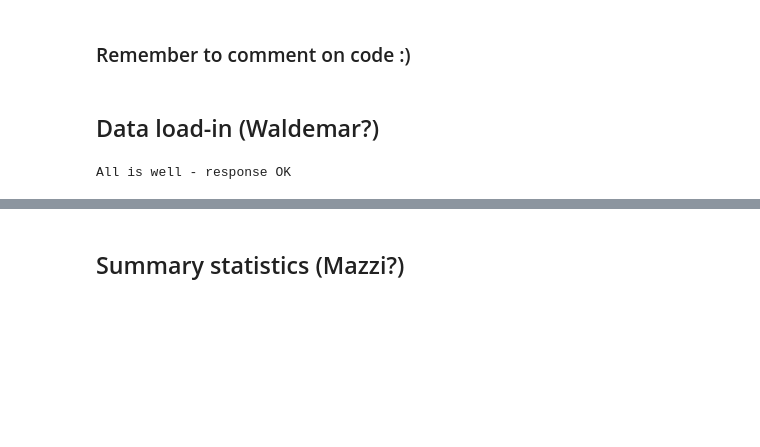
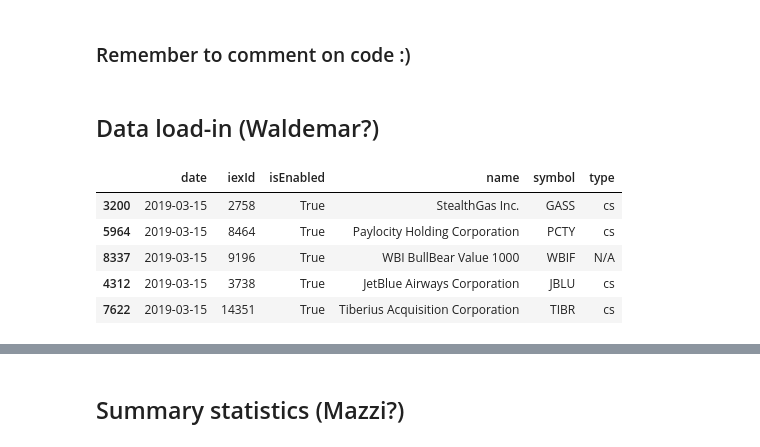
Before and after one commit to NumEconCopenhagen/projects-2019-wms, a Jupyter notebook: dataproject/dataProject.ipynb, the cells around one changed output, grey strips where cells are left out. Drawn from its saved outputs; the diff is of its cells as text; code cells hidden in the pictures; blank space fills up the shorter version.

```diff
--- a/dataproject/dataProject.ipynb
+++ b/dataproject/dataProject.ipynb
@@ -41,18 +41,15 @@ The autoreload extension is already loaded. To reload it, use:
 ### Remember to comment on code :)
 # %% [markdown]
 ## Data load-in (Waldemar?)
-# %%
-#Retrieving list of ticker symbols and listed firm names from IEX
-url = "https://iextrading.com/trading/eligible-symbols/" #
-
-response = requests.get(url) #fetching URL content
-
-if response.ok==True: #checking if we have access via requests module
-    html = response.text #fetching raw HTML as text
-    soup = BeautifulSoup(html,'lxml') #html parsing into readable soup
-    print("All is well - response OK")
-
-else: #if Access Denied or other error
-    print("Response not OK - check link: "+str(url))
-# %% [output]
-All is well - response OK
+# %%
+x=iex.refdata.get_symbols() #list of dicts with ticker symbols, names of all stocks in IEX database
+
+df_ticker=pd.DataFrame(x) #To a dataframe
+df_ticker.sample(5) #view of 5  random stocks
+# %% [output]
+|  | date | iexId | isEnabled | name | symbol | type |
+| 3200 | 2019-03-15 | 2758 | True | StealthGas Inc. | GASS | cs |
+| 5964 | 2019-03-15 | 8464 | True | Paylocity Holding Corporation | PCTY | cs |
+| 8337 | 2019-03-15 | 9196 | True | WBI BullBear Value 1000 | WBIF | N/A |
+| 4312 | 2019-03-15 | 3738 | True | JetBlue Airways Corporation | JBLU | cs |
+| 7622 | 2019-03-15 | 14351 | True | Tiberius Acquisition Corporation | TIBR | cs |
```
Also changed, not shown: parts of 2 cells of this notebook.
